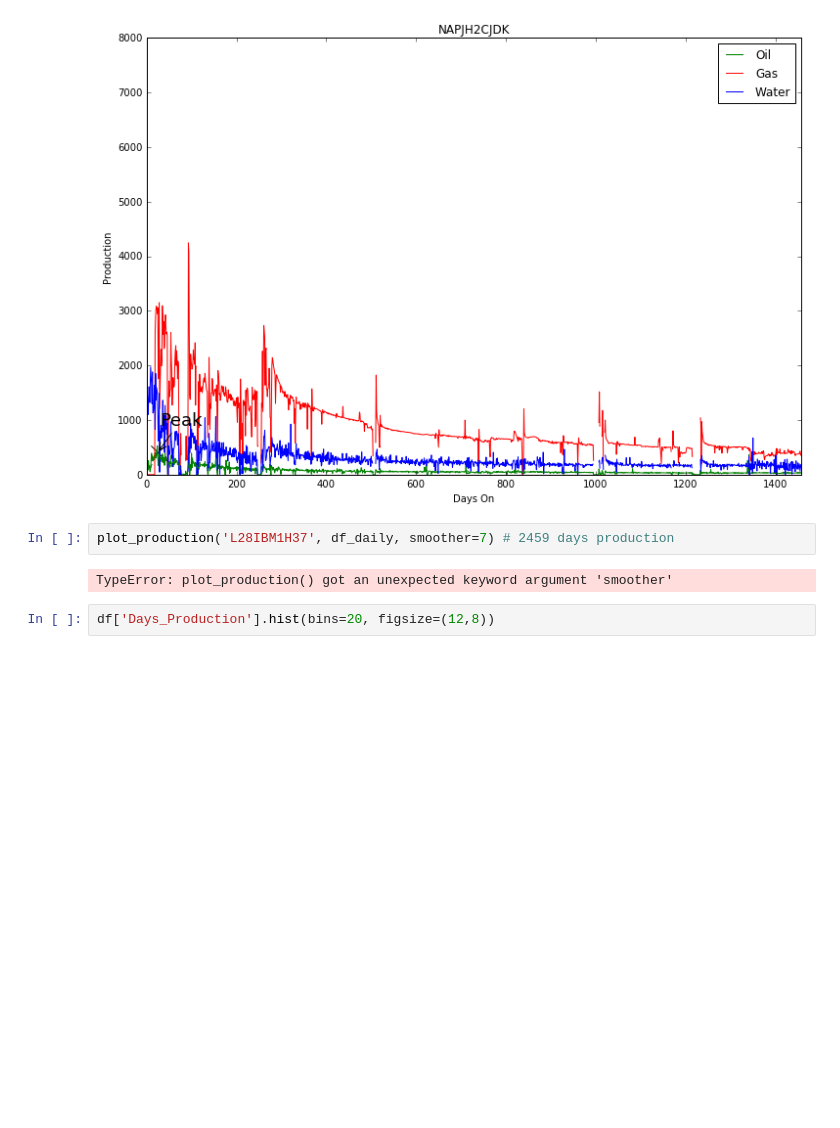
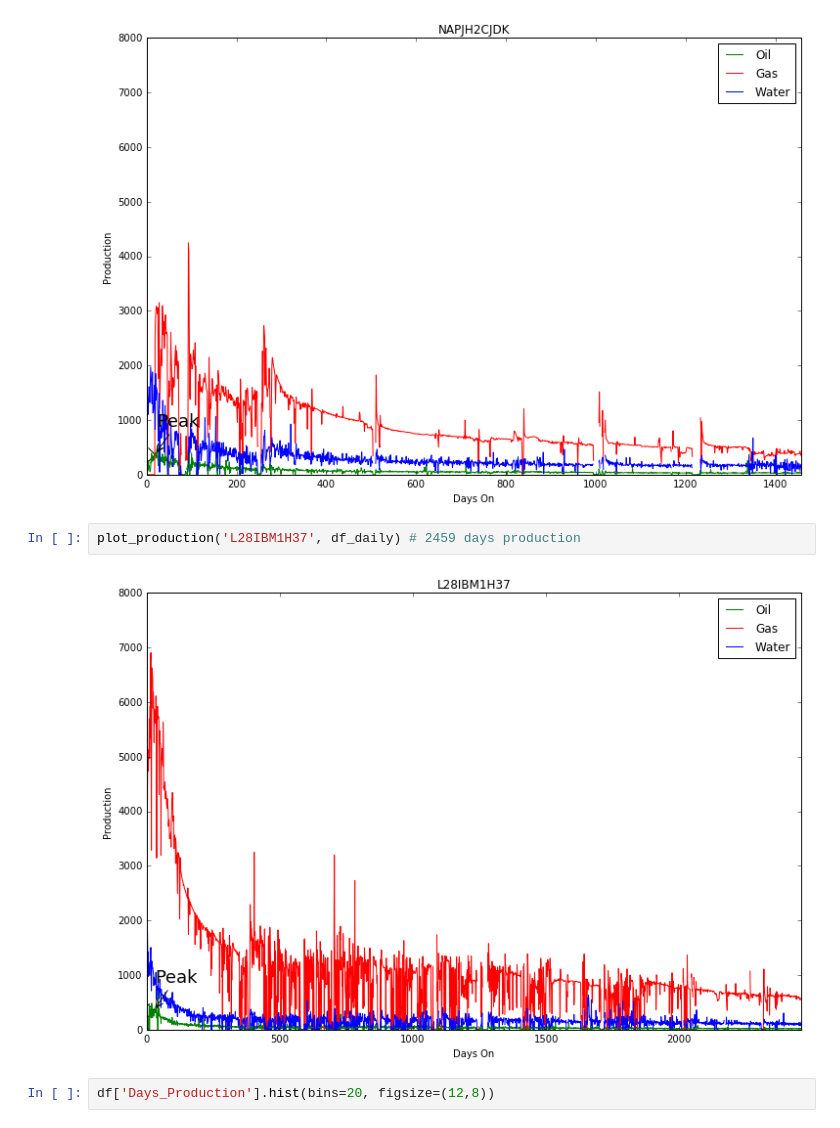
Before and after one commit to jpgrana/bayesian-approach-predicting-well-production, a Jupyter notebook: production.ipynb, the cells around one changed output. Saved outputs shown, nothing was run; the diff lists cells and outputs as text; blank space fills up the shorter version.

```diff
--- a/production.ipynb
+++ b/production.ipynb
@@ -80,9 +81,9 @@ plot_production('NAPJH2CJDK', df_daily) # 1458 days production
 # %% [output]
 [figure]
 # %%
-plot_production('L28IBM1H37', df_daily, smoother=7) # 2459 days production
+plot_production('L28IBM1H37', df_daily) # 2459 days production
 # %% [output]
-TypeError: plot_production() got an unexpected keyword argument 'smoother'
+[figure, added]
 # %%
 df['Days_Production'].hist(bins=20, figsize=(12,8))
 # %% [output]
```
Also changed, not shown: parts of 7 cells of this notebook.
